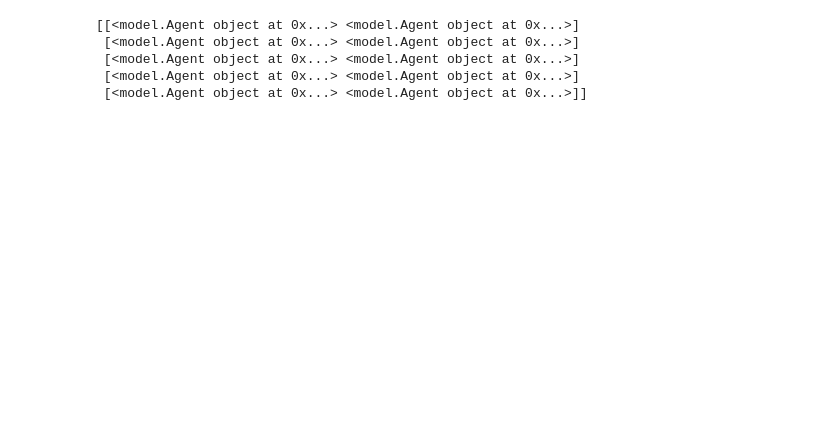
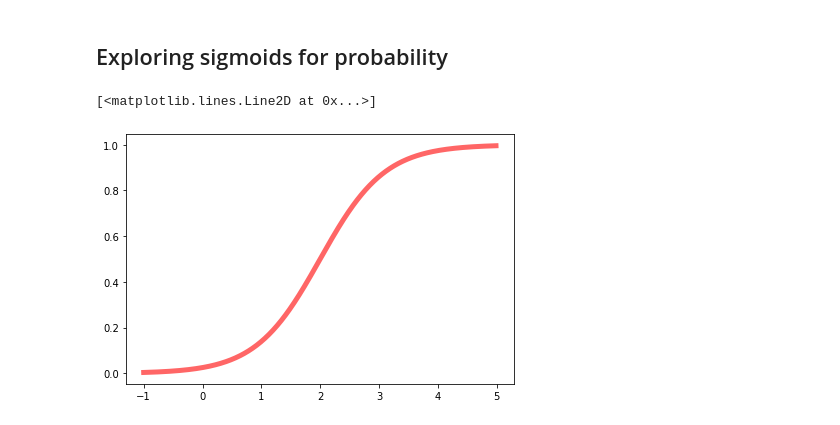
Before and after one commit to mt-digital/identity-signaling, a Jupyter notebook: Model development.ipynb, the cells around one changed output. Cells and saved outputs as stored; diff of their text form; code cells hidden in the pictures; blank space fills up the shorter version.

Commit message:
model running, getting first results

```diff
--- a/Model development.ipynb
+++ b/Model development.ipynb
@@ -73,20 +75,25 @@ After each interaction round has completed its $n_r$ assortment/payoff rounds, e
 - $d$: Penalty when exactly one dissimilar agent dislikes its dyadic interaction partner
 - $\delta$: Additional penalty when two dissimilar agents each dislike one another
 - $w$: Assortment parameter that sets the relative likelihood that two similar agents will interact versus two dissimilar agents deciding to have a dyadic interaction once paired.
-# %%
-# Testing out assortment
-from numpy.random import choice
-
-from model import Agent
-
-agents = [Agent() for _ in range(10)]
-
-pairs = choice(agents, size=(5,2), replace=False)
-
-print(pairs)
-# %% [output]
-[[<model.Agent object at 0x...> <model.Agent object at 0x...>]
- [<model.Agent object at 0x...> <model.Agent object at 0x...>]
- [<model.Agent object at 0x...> <model.Agent object at 0x...>]
- [<model.Agent object at 0x...> <model.Agent object at 0x...>]
- [<model.Agent object at 0x...> <model.Agent object at 0x...>]]
+# %% [markdown]
+## Exploring sigmoids for probability
+# %%
+import matplotlib.pyplot as plt
+
+from scipy.stats import logistic
+
+
+x = np.arange(-1.0, 5.0, 0.01)
+
+# x = np.linspace(logistic.ppf(0.001, loc=2),
+#                 logistic.ppf(0.999, loc=2), 1000)
+
+# x = np.linspace(logistic.cdf(0.01),
+#                 logistic.cdf(0.99), 1000)
+
+print(logistic.ppf)
+plt.plot(x, logistic.cdf(x, loc=2, scale=0.55),
+        'r-', lw=5, alpha=0.6, label='logistic cdf')
+# %% [output]
+[<matplotlib.lines.Line2D at 0x...>]
+[figure, added]
```
Also changed, not shown: parts of 7 cells of this notebook, 1 other file.
